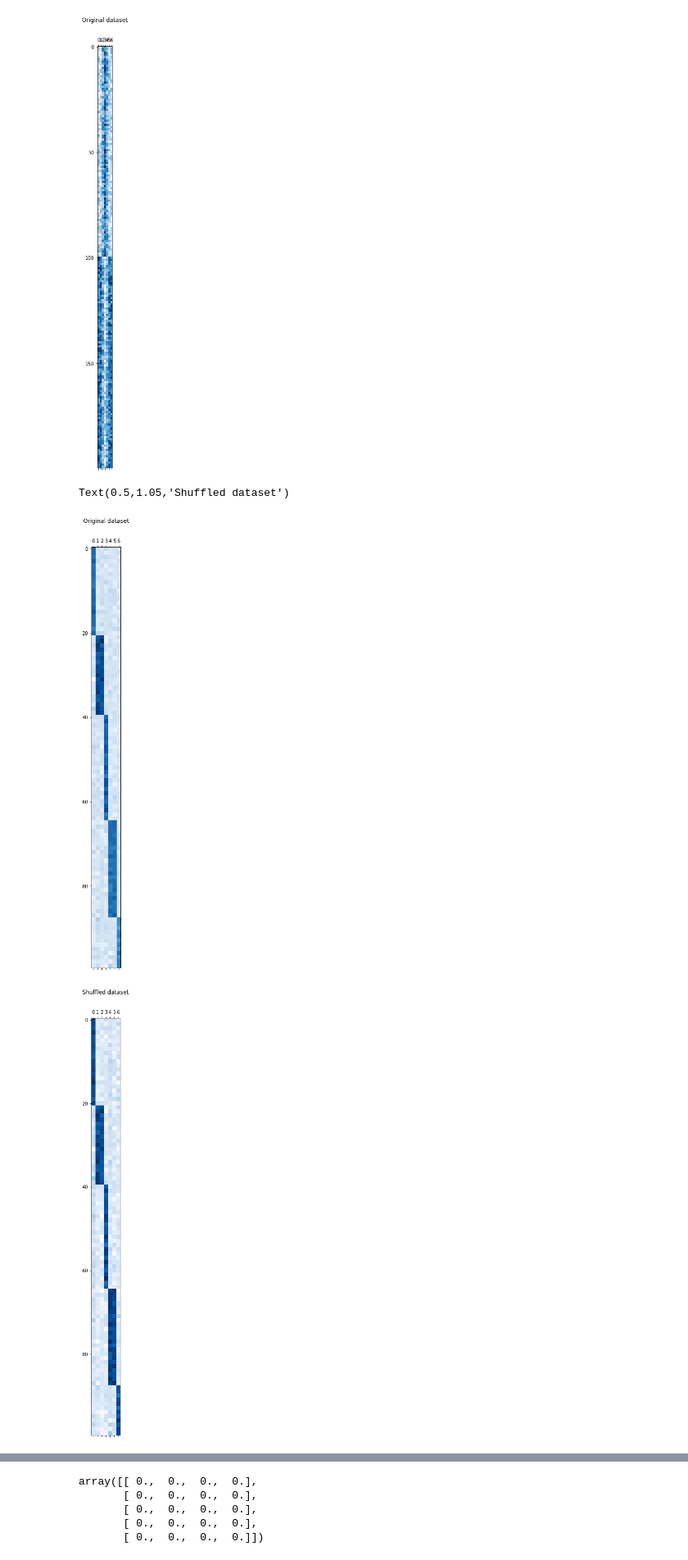
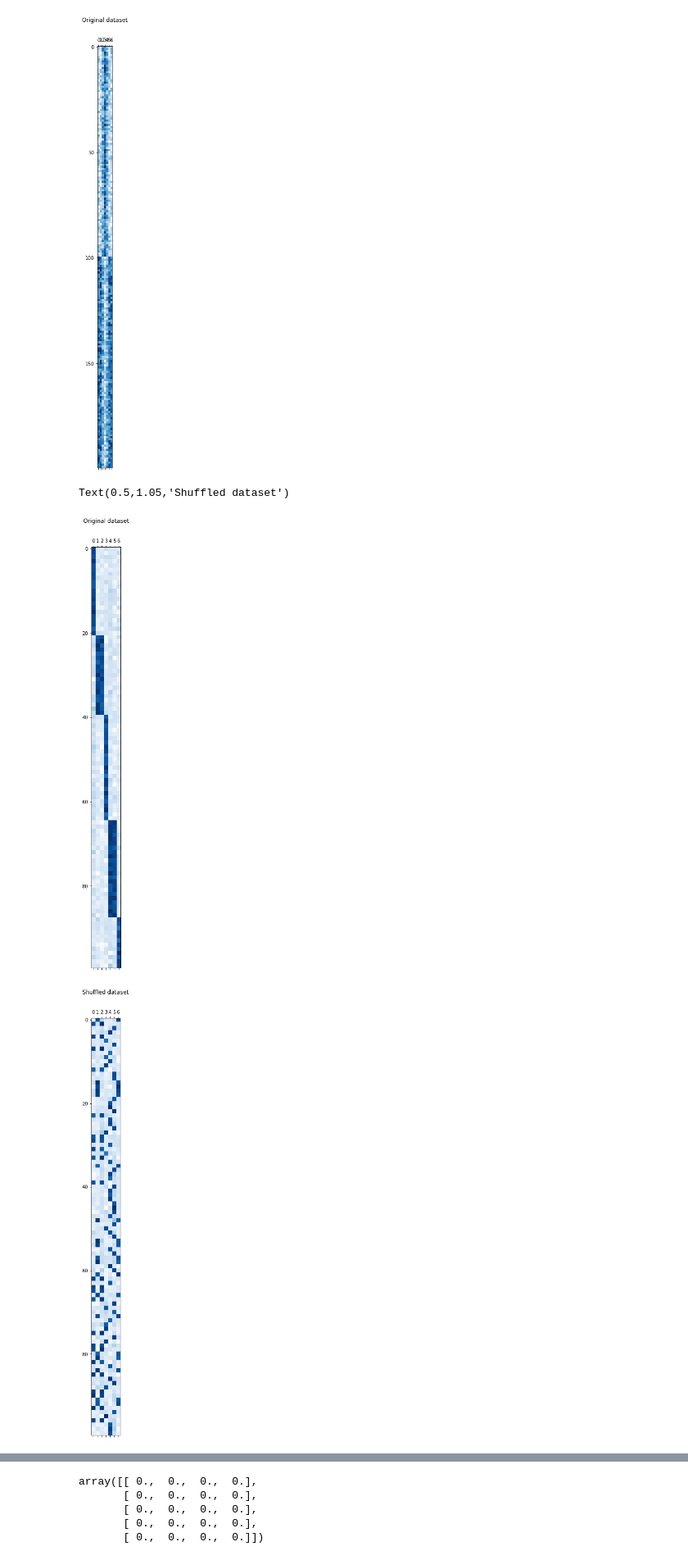
Before and after one commit to josechudev/GeneExpressionBiClustering, a Jupyter notebook: Notebooks/3.1 RAPOOC Test.ipynb, the cells around one changed output, grey strips where cells are left out. Shown at 82% size. Saved outputs shown, nothing was run; the diff lists cells and outputs as text; code cells hidden in the pictures.

```diff
--- a/Notebooks/3.1 RAPOOC Test.ipynb
+++ b/Notebooks/3.1 RAPOOC Test.ipynb
@@ -479,18 +474,18 @@ test_data, rows, columns = make_biclusters(
 # %%
 plt.matshow(test_data, cmap=plt.cm.Blues)
 plt.title("Original dataset")
 
 scaler = MinMaxScaler()
 scaler.fit(test_data)
 test_data = scaler.transform(test_data)
 
-# test_data, row_idx, col_idx = sg._shuffle(test_data, random_state=0)
+test_data, row_idx, col_idx = sg._shuffle(test_data, random_state=0)
 plt.matshow(test_data, cmap=plt.cm.Blues)
 plt.title("Shuffled dataset")
 # %% [output]
 Text(0.5,1.05,'Shuffled dataset')
-[figure, old version]
+[figure, new version]
-[figure, old version]
+[figure, new version]
 # %%
 ax = sns.tsplot(data=np.array(test_data), err_style="unit_traces")
 # %% [output]
```
Also changed, not shown: parts of 18 cells of this notebook.
